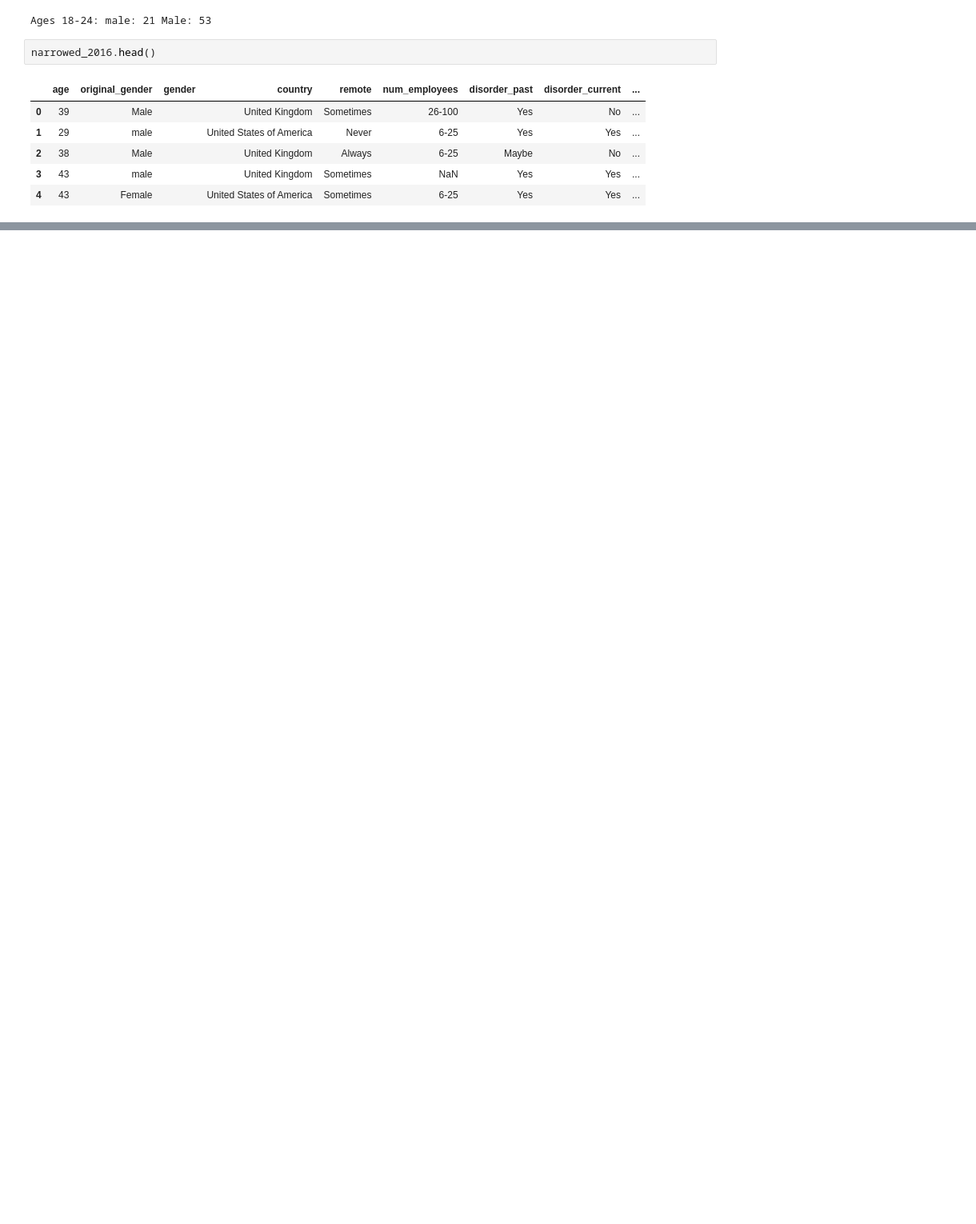
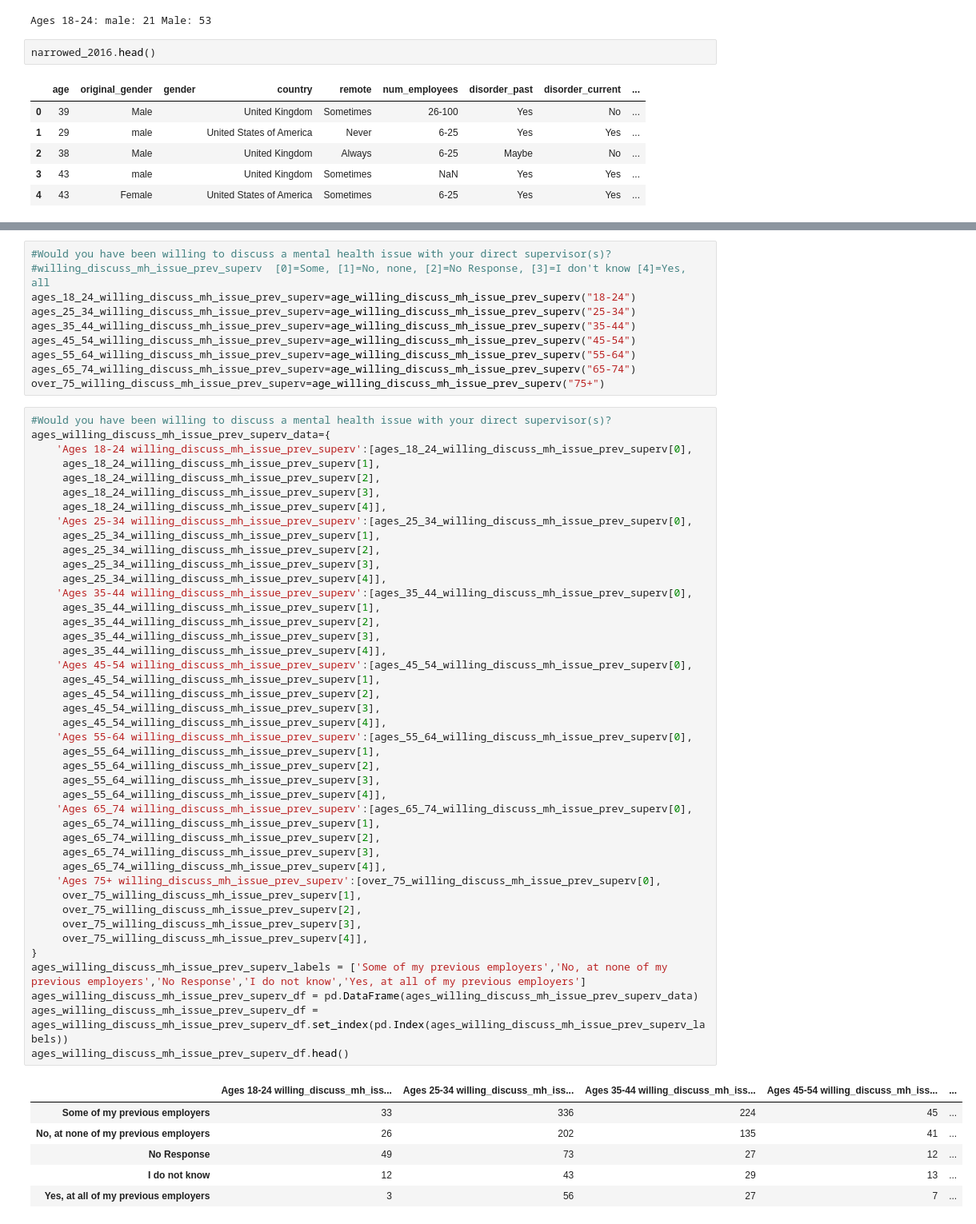
Before and after one commit to SecondHandSushi/Project-1-Mental-Tech, a Jupyter notebook: Project-1.ipynb, the cells around one changed output, grey strips where cells are left out. Shown at 80% size. Cells and saved outputs as stored; diff of their text form; blank space fills up the shorter version.

Commit message:
Age data frames complete

```diff
--- a/Project-1.ipynb
+++ b/Project-1.ipynb
@@ -385 +457,61 @@ def age_willing_discuss_mh_issue_prev_superv(age_group):
     return answers
+# %%
+#Would you have been willing to discuss a mental health issue with your direct supervisor(s)?
+#willing_discuss_mh_issue_prev_superv  [0]=Some, [1]=No, none, [2]=No Response, [3]=I don't know [4]=Yes, all
+ages_18_24_willing_discuss_mh_issue_prev_superv=age_willing_discuss_mh_issue_prev_superv("18-24")
+ages_25_34_willing_discuss_mh_issue_prev_superv=age_willing_discuss_mh_issue_prev_superv("25-34")
+ages_35_44_willing_discuss_mh_issue_prev_superv=age_willing_discuss_mh_issue_prev_superv("35-44")
+ages_45_54_willing_discuss_mh_issue_prev_superv=age_willing_discuss_mh_issue_prev_superv("45-54")
+ages_55_64_willing_discuss_mh_issue_prev_superv=age_willing_discuss_mh_issue_prev_superv("55-64")
+ages_65_74_willing_discuss_mh_issue_prev_superv=age_willing_discuss_mh_issue_prev_superv("65-74")
+over_75_willing_discuss_mh_issue_prev_superv=age_willing_discuss_mh_issue_prev_superv("75+")
+# %%
+#Would you have been willing to discuss a mental health issue with your direct supervisor(s)?
+ages_willing_discuss_mh_issue_prev_superv_data={
+    'Ages 18-24 willing_discuss_mh_issue_prev_superv':[ages_18_24_willing_discuss_mh_issue_prev_superv[0],
+     ages_18_24_willing_discuss_mh_issue_prev_superv[1],
+	 ages_18_24_willing_discuss_mh_issue_prev_superv[2],
+	 ages_18_24_willing_discuss_mh_issue_prev_superv[3],
+	 ages_18_24_willing_discuss_mh_issue_prev_superv[4]],
+	'Ages 25-34 willing_discuss_mh_issue_prev_superv':[ages_25_34_willing_discuss_mh_issue_prev_superv[0],
+     ages_25_34_willing_discuss_mh_issue_prev_superv[1],
+	 ages_25_34_willing_discuss_mh_issue_prev_superv[2],
+	 ages_25_34_willing_discuss_mh_issue_prev_superv[3],
+	 ages_25_34_willing_discuss_mh_issue_prev_superv[4]],
+	'Ages 35-44 willing_discuss_mh_issue_prev_superv':[ages_35_44_willing_discuss_mh_issue_prev_superv[0],
+     ages_35_44_willing_discuss_mh_issue_prev_superv[1],
+	 ages_35_44_willing_discuss_mh_issue_prev_superv[2],
+	 ages_35_44_willing_discuss_mh_issue_prev_superv[3],
+	 ages_35_44_willing_discuss_mh_issue_prev_superv[4]],
+	'Ages 45-54 willing_discuss_mh_issue_prev_superv':[ages_45_54_willing_discuss_mh_issue_prev_superv[0],
+     ages_45_54_willing_discuss_mh_issue_prev_superv[1],
+	 ages_45_54_willing_discuss_mh_issue_prev_superv[2],
+	 ages_45_54_willing_discuss_mh_issue_prev_superv[3],
+	 ages_45_54_willing_discuss_mh_issue_prev_superv[4]],
+    'Ages 55-64 willing_discuss_mh_issue_prev_superv':[ages_55_64_willing_discuss_mh_issue_prev_superv[0],
+     ages_55_64_willing_discuss_mh_issue_prev_superv[1],
+	 ages_55_64_willing_discuss_mh_issue_prev_superv[2],
+	 ages_55_64_willing_discuss_mh_issue_prev_superv[3],
+	 ages_55_64_willing_discuss_mh_issue_prev_superv[4]],
+	'Ages 65_74 willing_discuss_mh_issue_prev_superv':[ages_65_74_willing_discuss_mh_issue_prev_superv[0],
+     ages_65_74_willing_discuss_mh_issue_prev_superv[1],
+	 ages_65_74_willing_discuss_mh_issue_prev_superv[2],
+	 ages_65_74_willing_discuss_mh_issue_prev_superv[3],
+	 ages_65_74_willing_discuss_mh_issue_prev_superv[4]],
+    'Ages 75+ willing_discuss_mh_issue_prev_superv':[over_75_willing_discuss_mh_issue_prev_superv[0],
+     over_75_willing_discuss_mh_issue_prev_superv[1],
+	 over_75_willing_discuss_mh_issue_prev_superv[2],
+	 over_75_willing_discuss_mh_issue_prev_superv[3],
+	 over_75_willing_discuss_mh_issue_prev_superv[4]],
+}
+ages_willing_discuss_mh_issue_prev_superv_labels = ['Some of my previous employers','No, at none of my previous employers','No Response','I do not know','Yes, at all of my previous employers']
+ages_willing_discuss_mh_issue_prev_superv_df = pd.DataFrame(ages_willing_discuss_mh_issue_prev_superv_data)
+ages_willing_discuss_mh_issue_prev_superv_df = ages_willing_discuss_mh_issue_prev_superv_df.set_index(pd.Index(ages_willing_discuss_mh_issue_prev_superv_labels))
+ages_willing_discuss_mh_issue_prev_superv_df.head()
+# %% [output]
+|  | Ages 18-24 willing_discuss_mh_iss... | Ages 25-34 willing_discuss_mh_iss... | Ages 35-44 willing_discuss_mh_iss... | Ages 45-54 willing_discuss_mh_iss... | ... |
+| Some of my previous employers | 33 | 336 | 224 | 45 | ... |
+| No, at none of my previous employers | 26 | 202 | 135 | 41 | ... |
+| No Response | 49 | 73 | 27 | 12 | ... |
+| I do not know | 12 | 43 | 29 | 13 | ... |
+| Yes, at all of my previous employers | 3 | 56 | 27 | 7 | ... |
```
Also changed, not shown: parts of 25 cells of this notebook.
